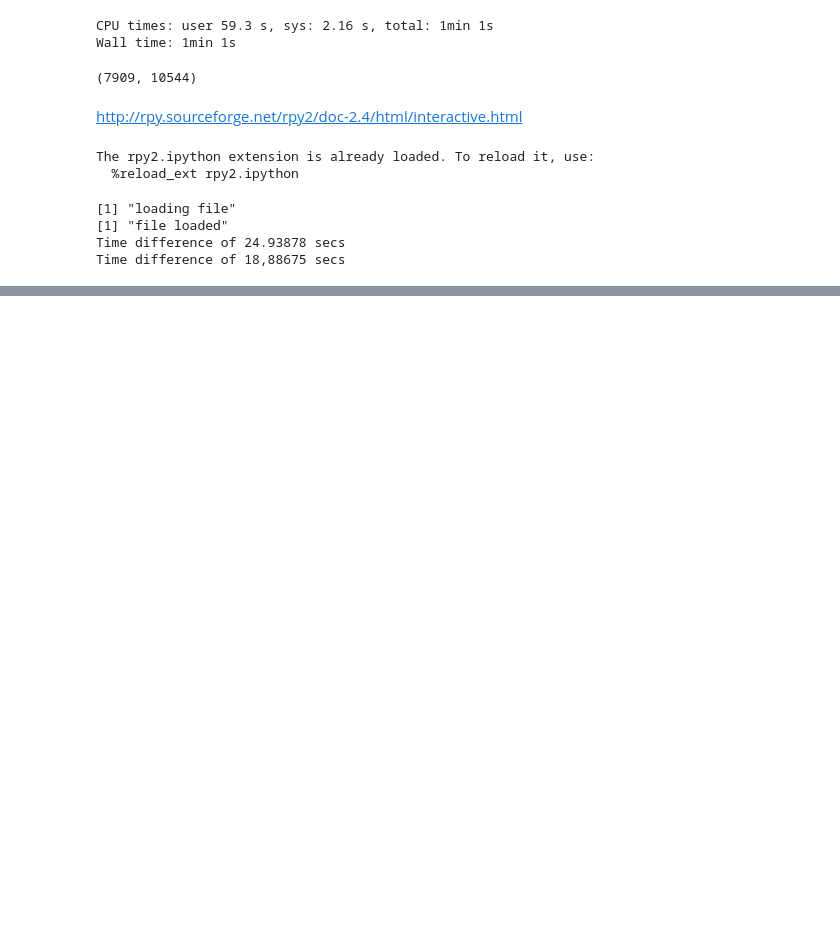
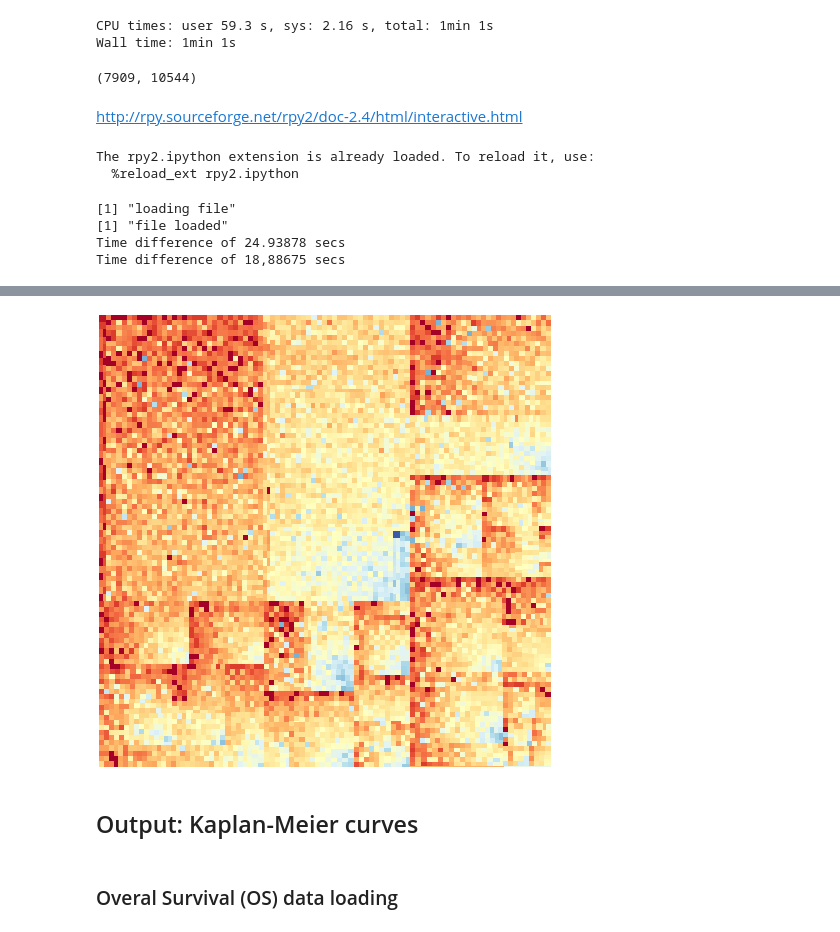
Before and after one commit to emecete/DL_CancerSurvivalPrediction, a Jupyter notebook: Gene_KEGG_treemap_sorting.ipynb, the cells around one changed output, grey strips where cells are left out. Saved outputs shown, nothing was run; the diff lists cells and outputs as text; code cells hidden in the pictures; blank space fills up the shorter version.

Commit message:
Modified Gene_KEGG_treemap_sorting notebook

```diff
--- a/Gene_KEGG_treemap_sorting.ipynb
+++ b/Gene_KEGG_treemap_sorting.ipynb
@@ -295,8 +313,22 @@ Time difference of 18,88675 secs
 # %%
+%%time
+
 # DL with Python - François Chollet (pp. 162-163)
 from keras.preprocessing import image
+import glob
 
-img2 = image.load_img("data/KEGG/KEGG_TREEMAPS_2/ TCGA.02.0047.01_NON_BRCA _TREEMAP.png")
+path = 'data/KEGG/KEGG_TREEMAPS_2/'
+filelist = glob.glob(path + '*.png')
+brca_images = dict()
+non_brca_images = dict()
+w, h = (480, 480)
+
+for filename in filelist:
+    sample = filename.split(" ")[1]
+    if('NON' in sample):
+        non_brca_images[sample.split("_")[0]] = image.load_img(filename).crop((11, 11, w-13, h-13))
+    else:
+        brca_images[sample.split("_")[0]] = image.load_img(filename)
 
 #x = image.img_to_array(img)
 #x= x.reshape((1,) + x.shape)
@@ -347 +339,9 @@ img = img.convert("RGBA")
+# %%
+non_brca_images[list(non_brca_images.keys())[9]]
+# %% [output]
+[figure, added]
+# %% [markdown]
+## Output: Kaplan-Meier curves
+# %% [markdown]
+### Overal Survival (OS) data loading
 # %%
```
Also changed, not shown: parts of 26 cells of this notebook.
